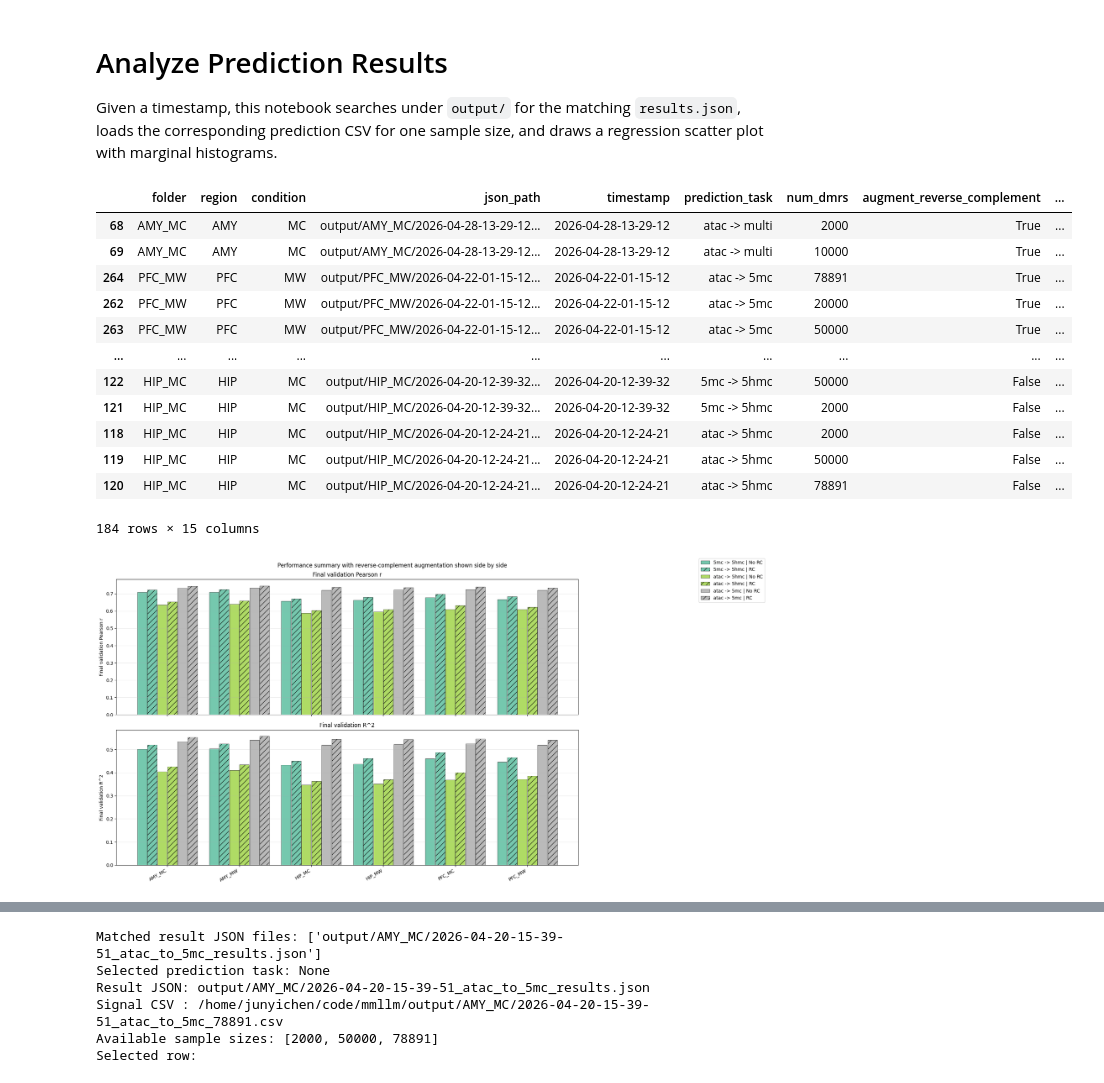
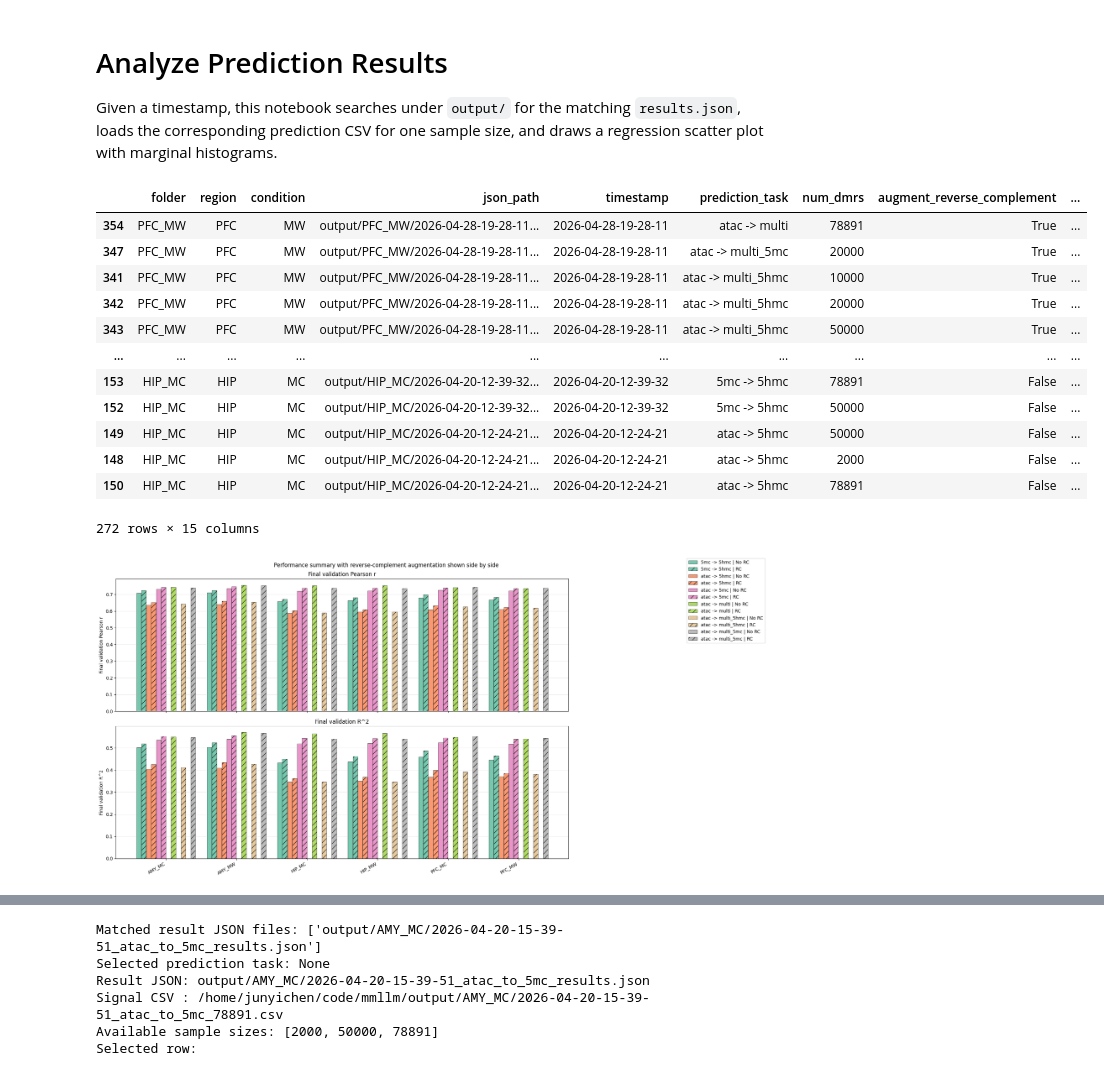
Before and after one commit to juychen/mmllm, a Jupyter notebook: analyze_prediction_results.ipynb, the cells around one changed output, grey strips where cells are left out. Cells and saved outputs as stored; diff of their text form; code cells hidden in the pictures.

```diff
--- a/analyze_prediction_results.ipynb
+++ b/analyze_prediction_results.ipynb
@@ -42,45 +42,49 @@ for json_path in summary_json_paths:
         target_modality = result.get('target_modality', args_block.get('target_modality'))
         prediction_task = f'{input_modality} -> {target_modality}'
         summary_rows.append({
             'folder': parent_name,
             'region': region,
             'condition': condition,
             'json_path': str(json_path),
             'timestamp': args_block.get('timestamp'),
             'prediction_task': prediction_task,
             'num_dmrs': result.get('num_dmrs'),
             'augment_reverse_complement': rc_flag,
             'rc_label': 'RC' if rc_flag else 'No RC',
             'best_val_loss': result.get('best_val_loss'),
             'best_val_r2': result.get('best_val_r2'),
             'best_val_pearsonr': result.get('best_val_pearsonr'),
             'final_val_loss': result.get('final_val_loss'),
             'final_val_r2': result.get('final_val_r2'),
             'final_val_pearsonr': result.get('final_val_pearsonr'),
         })
 
 performance_df = pd.DataFrame(summary_rows)
 performance_df = performance_df.sort_values(['timestamp'], ascending=[False])
 performance_df = performance_df[performance_df['prediction_task'] != 'None -> None']
+# If json_path contains "multi_5hmc" then set prediction_task to "atac->multi_5hmc"
+performance_df.loc[performance_df['json_path'].str.contains('multi_5hmc'), 'prediction_task'] = 'atac -> multi_5hmc'
+# If json_path contains "multi_5mc" then set prediction_task to "atac->multi_5mc"
+performance_df.loc[performance_df['json_path'].str.contains('multi_5mc'), 'prediction_task'] = 'atac -> multi_5mc'
 performance_df = performance_df.drop_duplicates(
     subset=['prediction_task', 'region', 'condition', 'num_dmrs', 'augment_reverse_complement'],
     keep='first',
 ).copy()
 performance_df
 # %% [output]
 |  | folder | region | condition | json_path | timestamp | prediction_task | num_dmrs | augment_reverse_complement | ... |
-| 68 | AMY_MC | AMY | MC | output/AMY_MC/2026-04-28-13-29-12... | 2026-04-28-13-29-12 | atac -> multi | 2000 | True | ... |
-| 69 | AMY_MC | AMY | MC | output/AMY_MC/2026-04-28-13-29-12... | 2026-04-28-13-29-12 | atac -> multi | 10000 | True | ... |
-| 264 | PFC_MW | PFC | MW | output/PFC_MW/2026-04-22-01-15-12... | 2026-04-22-01-15-12 | atac -> 5mc | 78891 | True | ... |
-| 262 | PFC_MW | PFC | MW | output/PFC_MW/2026-04-22-01-15-12... | 2026-04-22-01-15-12 | atac -> 5mc | 20000 | True | ... |
-| 263 | PFC_MW | PFC | MW | output/PFC_MW/2026-04-22-01-15-12... | 2026-04-22-01-15-12 | atac -> 5mc | 50000 | True | ... |
+| 354 | PFC_MW | PFC | MW | output/PFC_MW/2026-04-28-19-28-11... | 2026-04-28-19-28-11 | atac -> multi | 78891 | True | ... |
+| 347 | PFC_MW | PFC | MW | output/PFC_MW/2026-04-28-19-28-11... | 2026-04-28-19-28-11 | atac -> multi_5mc | 20000 | True | ... |
+| 341 | PFC_MW | PFC | MW | output/PFC_MW/2026-04-28-19-28-11... | 2026-04-28-19-28-11 | atac -> multi_5hmc | 10000 | True | ... |
+| 342 | PFC_MW | PFC | MW | output/PFC_MW/2026-04-28-19-28-11... | 2026-04-28-19-28-11 | atac -> multi_5hmc | 20000 | True | ... |
+| 343 | PFC_MW | PFC | MW | output/PFC_MW/2026-04-28-19-28-11... | 2026-04-28-19-28-11 | atac -> multi_5hmc | 50000 | True | ... |
 | ... | ... | ... | ... | ... | ... | ... | ... | ... | ... |
-| 122 | HIP_MC | HIP | MC | output/HIP_MC/2026-04-20-12-39-32... | 2026-04-20-12-39-32 | 5mc -> 5hmc | 50000 | False | ... |
-| 121 | HIP_MC | HIP | MC | output/HIP_MC/2026-04-20-12-39-32... | 2026-04-20-12-39-32 | 5mc -> 5hmc | 2000 | False | ... |
-| 118 | HIP_MC | HIP | MC | output/HIP_MC/2026-04-20-12-24-21... | 2026-04-20-12-24-21 | atac -> 5hmc | 2000 | False | ... |
-| 119 | HIP_MC | HIP | MC | output/HIP_MC/2026-04-20-12-24-21... | 2026-04-20-12-24-21 | atac -> 5hmc | 50000 | False | ... |
-| 120 | HIP_MC | HIP | MC | output/HIP_MC/2026-04-20-12-24-21... | 2026-04-20-12-24-21 | atac -> 5hmc | 78891 | False | ... |
+| 153 | HIP_MC | HIP | MC | output/HIP_MC/2026-04-20-12-39-32... | 2026-04-20-12-39-32 | 5mc -> 5hmc | 78891 | False | ... |
+| 152 | HIP_MC | HIP | MC | output/HIP_MC/2026-04-20-12-39-32... | 2026-04-20-12-39-32 | 5mc -> 5hmc | 50000 | False | ... |
+| 149 | HIP_MC | HIP | MC | output/HIP_MC/2026-04-20-12-24-21... | 2026-04-20-12-24-21 | atac -> 5hmc | 50000 | False | ... |
+| 148 | HIP_MC | HIP | MC | output/HIP_MC/2026-04-20-12-24-21... | 2026-04-20-12-24-21 | atac -> 5hmc | 2000 | False | ... |
+| 150 | HIP_MC | HIP | MC | output/HIP_MC/2026-04-20-12-24-21... | 2026-04-20-12-24-21 | atac -> 5hmc | 78891 | False | ... |
-184 rows × 15 columns
+272 rows × 15 columns
 # %%
 performance_df_78891 = performance_df[performance_df['num_dmrs'] == 78891].copy()
 performance_df_78891.head(20)
@@ -163,4 +167,4 @@ fig.suptitle('Performance summary with reverse-complement augmentation shown sid
 fig.tight_layout(rect=[0, 0, 0.82, 1])
 plt.show()
 # %% [output]
-[figure, old version]
+[figure, new version]
```
Also changed, not shown: parts of 2 cells of this notebook.
